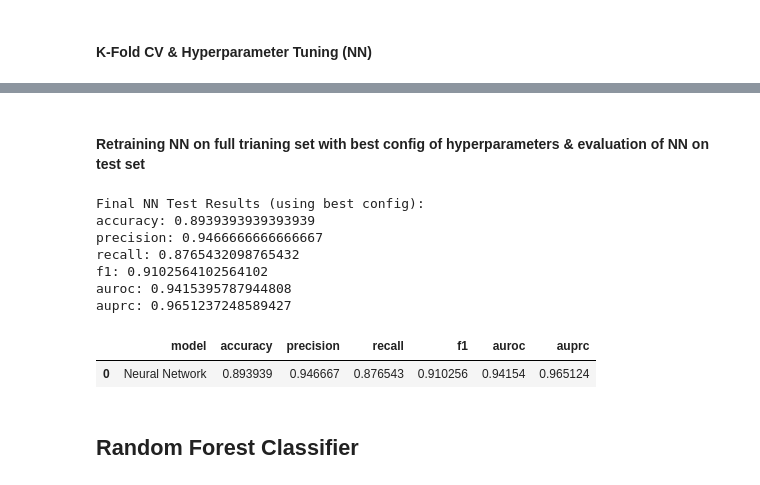
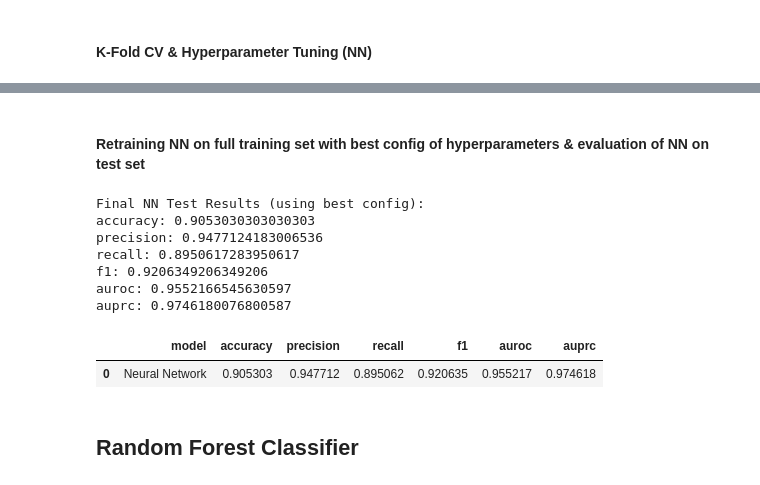
Before and after one commit to oliverolejar/Heart-Attack-Predictor, a Jupyter notebook: model.ipynb, the cells around one changed output, grey strips where cells are left out. Saved outputs shown, nothing was run; the diff lists cells and outputs as text; code cells hidden in the pictures.

```diff
--- a/model.ipynb
+++ b/model.ipynb
@@ -259,6 +277,0 @@ HeartAttackNN(
-# %%
-criterion = nn.BCELoss()  # Binary Cross Entropy
-criterion
-
-optimizer = optim.Adam(model.parameters(), lr=learning_rate)
-optimizer
@@ -402,59 +433,82 @@ Best mean CV AUROC: 0.9094876481263322
 # %% [markdown]
-#### Retraining NN on full trianing set with best config of hyperparameters & evaluation of NN on test set
+#### Retraining NN on full training set with best config of hyperparameters & evaluation of NN on test set
 # %%
-input_size = X_train_tensor.shape[1]
+X_train_final, X_val_final, y_train_final, y_val_final = train_test_split(
+    X_train.values, y_train.values, test_size=0.15, random_state=seed, stratify=y_train
+)
+
+#scaling/transforming/fitting
+scaler_final = StandardScaler()
+X_train_final_scaled = scaler_final.fit_transform(X_train_final)
+X_val_final_scaled = scaler_final.transform(X_val_final)
+X_test_final_scaled = scaler_final.transform(X_test.values)
+
+#tensor conversions
+X_train_final_tensor = torch.tensor(X_train_final_scaled, dtype=torch.float32).to(device)
+X_val_final_tensor = torch.tensor(X_val_final_scaled, dtype=torch.float32).to(device)
+X_test_final_tensor = torch.tensor(X_test_final_scaled, dtype=torch.float32).to(device)
+y_train_final_tensor = torch.tensor(y_train_final, dtype=torch.float32).unsqueeze(1).to(device)
+y_val_final_tensor = torch.tensor(y_val_final, dtype=torch.float32).unsqueeze(1).to(device)
+y_test_final_tensor = torch.tensor(y_test.values, dtype=torch.float32).unsqueeze(1).to(device)
+
+input_size = X_train_final_tensor.shape[1]
 
 best_model_nn = HeartAttackNN(
     input_size=input_size,
     hidden1=best_cfg["hidden1"],
     hidden2=best_cfg["hidden2"],
     hidden3=best_cfg["hidden3"],
+    dropout=best_cfg["dropout"],
     output_size=1
 ).to(device)
 
 criterion = nn.BCELoss()
-optimizer = optim.Adam(best_model_nn.parameters(), lr=best_cfg["lr"])
+optimizer = optim.Adam(best_model_nn.parameters(), lr=best_cfg["lr"], weight_decay=best_cfg["weight_decay"])
+
 
 best_model_nn = train_nn(
     best_model_nn,
     optimizer,
     criterion,
-    X_train_tensor,
-    y_train_tensor,
-    300  # Best model was trained in CV. 300 epochs to make it less compute heavy.
+    X_train_final_tensor,
+    y_train_final_tensor,
+    best_cfg["epochs"] + 100,
+    patience=30,
+    X_val=X_val_final_tensor,
+    y_val=y_val_final_tensor
 )
 
-nn_results = eval_nn(best_model_nn, X_test_tensor, y_test_tensor)
+nn_results = eval_nn(best_model_nn, X_test_final_tensor, y_test_final_tensor)
 
 print("\nFinal NN Test Results (using best config):")
 for k, v in nn_results.items():
     if k in ["y_prob", "y_pred"]:
         continue
     print(f"{k}: {v}")
 
 #Building a table we can call anywere
 nn_rows = {
     "model": "Neural Network",
     "accuracy": nn_results["accuracy"],
     "precision": nn_results["precision"],
     "recall": nn_results["recall"],
     "f1": nn_results["f1"],
     "auroc": nn_results["auroc"],
     "auprc": nn_results["auprc"],
 }
 result_table_nn = []
 result_table_nn.append(nn_rows)
 pd.DataFrame(result_table_nn)
 # %% [output]
 Final NN Test Results (using best config):
-accuracy: 0.8939393939393939
-precision: 0.9466666666666667
-recall: 0.8765432098765432
-f1: 0.9102564102564102
-auroc: 0.9415395787944808
-auprc: 0.9651237248589427
+accuracy: 0.9053030303030303
+precision: 0.9477124183006536
+recall: 0.8950617283950617
+f1: 0.9206349206349206
+auroc: 0.9552166545630597
+auprc: 0.9746180076800587
 |  | model | accuracy | precision | recall | f1 | auroc | auprc |
-| 0 | Neural Network | 0.893939 | 0.946667 | 0.876543 | 0.910256 | 0.94154 | 0.965124 |
+| 0 | Neural Network | 0.905303 | 0.947712 | 0.895062 | 0.920635 | 0.955217 | 0.974618 |
 # %% [markdown]
 ## Random Forest Classifier
 # %% [markdown]
```
Also changed, not shown: parts of 25 cells of this notebook.
